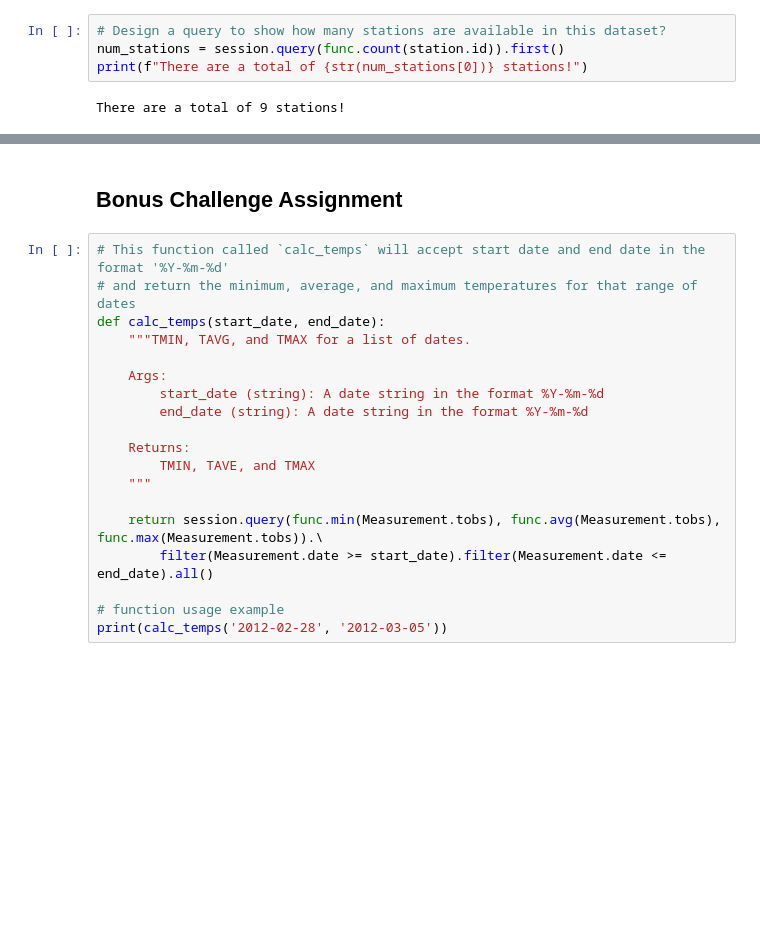
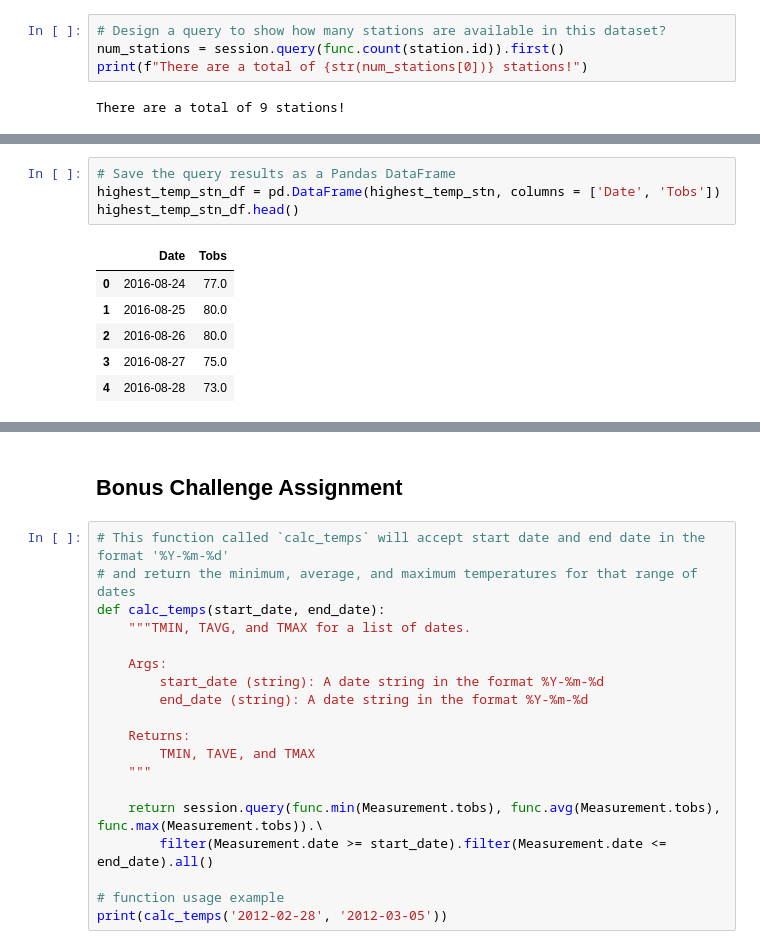
Before and after one commit to poojaisabelle/sqlalchemy-challenge, a Jupyter notebook: climate_starter.ipynb, the cells around one changed output, grey strips where cells are left out. Saved outputs shown, nothing was run; the diff lists cells and outputs as text; blank space fills up the shorter version.

```diff
--- a/climate_starter.ipynb
+++ b/climate_starter.ipynb
@@ -174,0 +220,11 @@ active_stations = session.query()
+# %%
+# Save the query results as a Pandas DataFrame
+highest_temp_stn_df = pd.DataFrame(highest_temp_stn, columns = ['Date', 'Tobs'])
+highest_temp_stn_df.head()
+# %% [output]
+|  | Date | Tobs |
+| 0 | 2016-08-24 | 77.0 |
+| 1 | 2016-08-25 | 80.0 |
+| 2 | 2016-08-26 | 80.0 |
+| 3 | 2016-08-27 | 75.0 |
+| 4 | 2016-08-28 | 73.0 |
```
Also changed, not shown: parts of 4 cells of this notebook.
